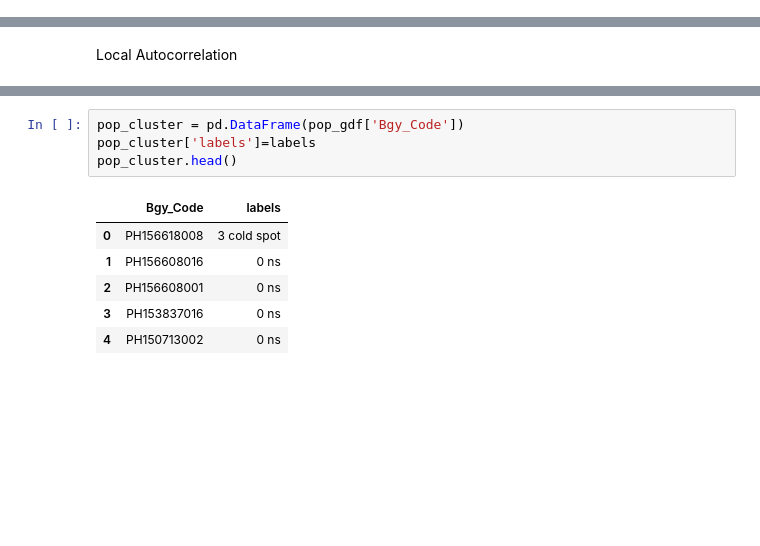
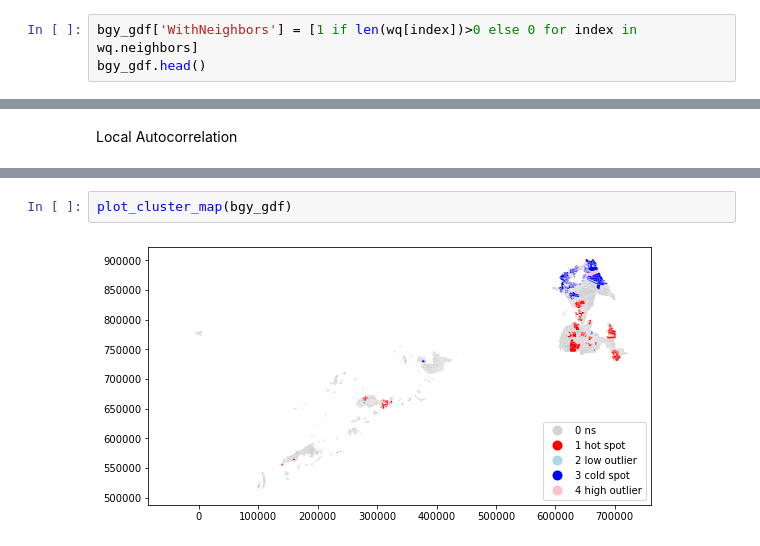
Before and after one commit to aldrinlambon/SAIV-BARMM, a Jupyter notebook: Spatial Analysis.ipynb, the cells around one changed output, grey strips where cells are left out. Drawn from its saved outputs; the diff is of its cells as text; blank space fills up the shorter version.

```diff
--- a/Spatial Analysis.ipynb
+++ b/Spatial Analysis.ipynb
@@ -81,0 +111,3 @@ wq.transform = 'r'
+# %%
+bgy_gdf['WithNeighbors'] = [1 if len(wq[index])>0 else 0 for index in wq.neighbors]
+bgy_gdf.head()
@@ -142,11 +141,4 @@ plt.show()
-# %%
-pop_cluster = pd.DataFrame(pop_gdf['Bgy_Code'])
-pop_cluster['labels']=labels
-pop_cluster.head()
-# %% [output]
-|  | Bgy_Code | labels |
-| 0 | PH156618008 | 3 cold spot |
-| 1 | PH156608016 | 0 ns |
-| 2 | PH156608001 | 0 ns |
-| 3 | PH153837016 | 0 ns |
-| 4 | PH150713002 | 0 ns |
+# %%
+plot_cluster_map(bgy_gdf)
+# %% [output]
+[figure, added]
```
Also changed, not shown: parts of 14 cells of this notebook.
